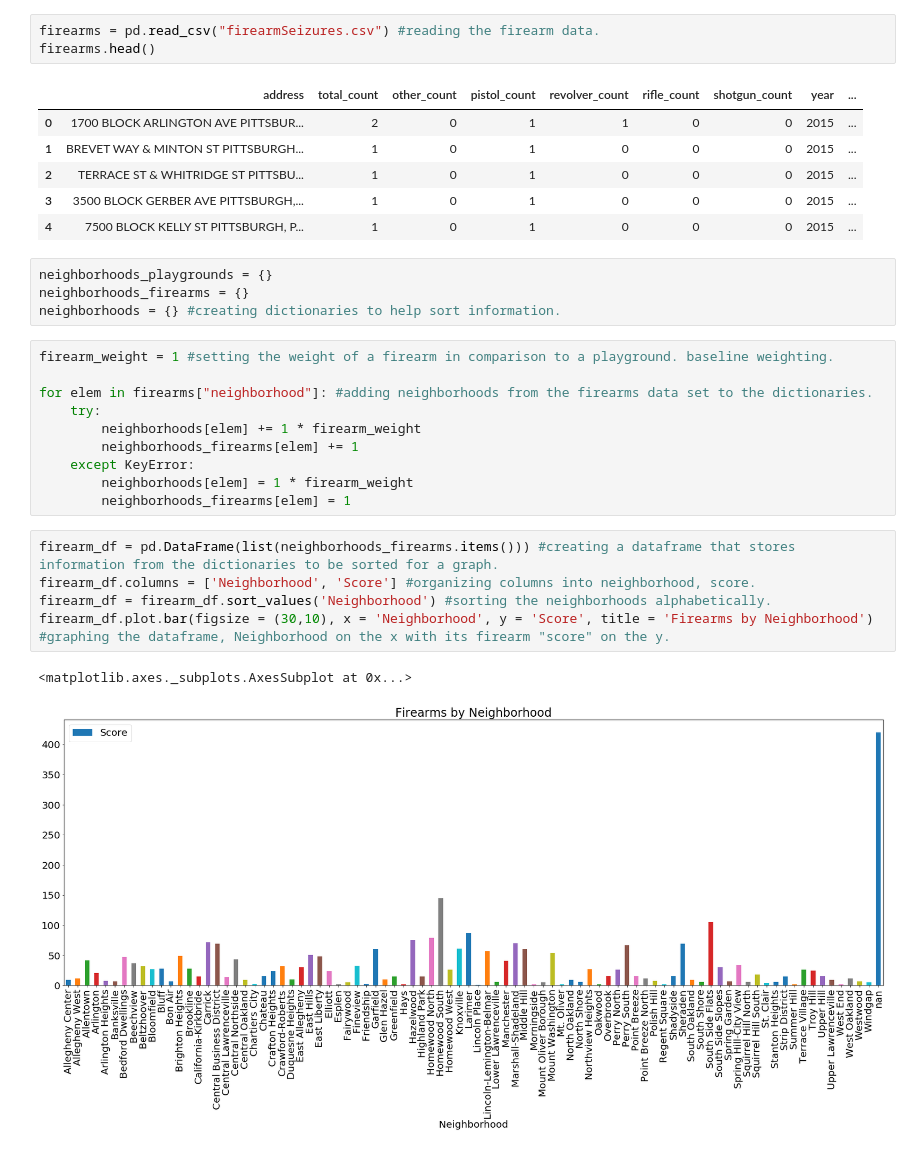
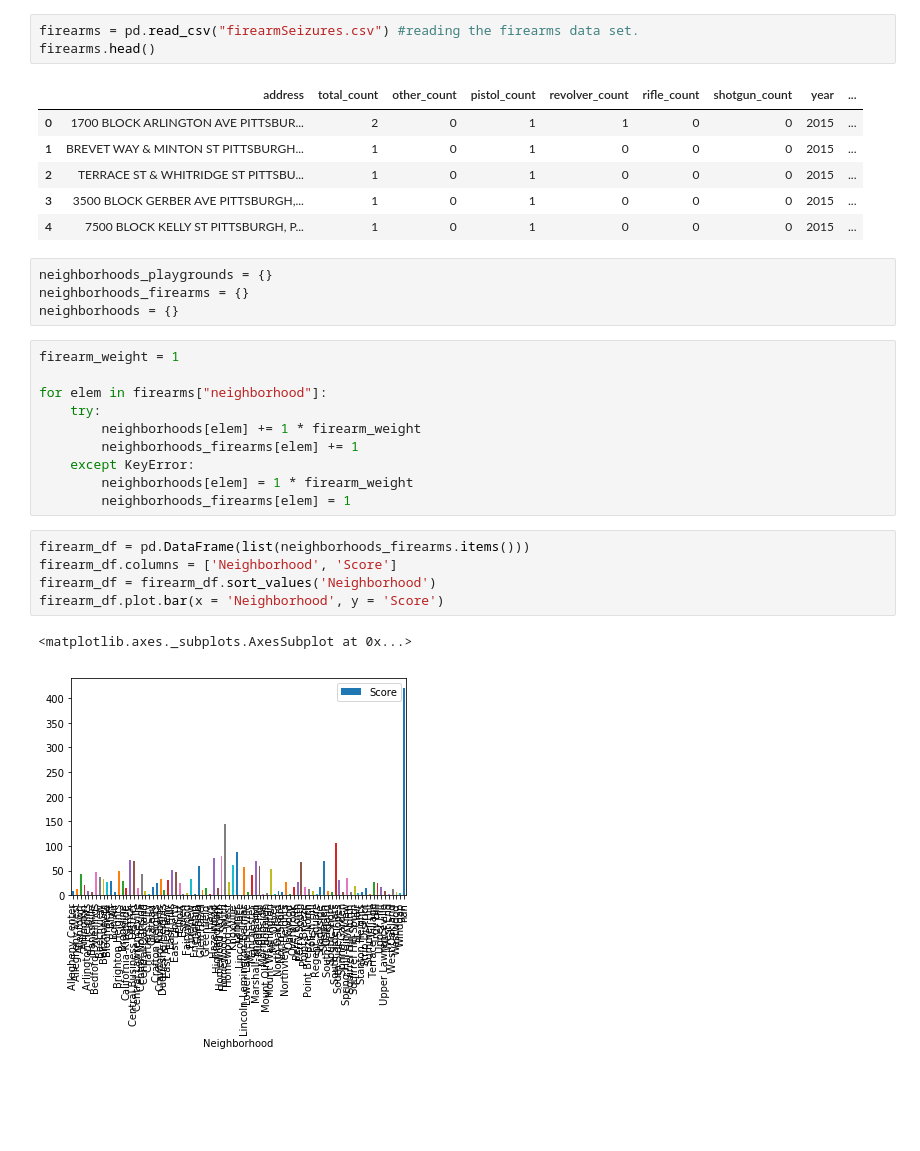
Before and after one commit to djb179/Playground-Penguins, a Jupyter notebook: main.ipynb, the cells around one changed output. Saved outputs shown, nothing was run; the diff lists cells and outputs as text; blank space fills up the shorter version.

```diff
--- a/main.ipynb
+++ b/main.ipynb
@@ -17,7 +13,7 @@ playGs.head()
 | 3 | 14898932 | Schenley Overlook Playground | Swing 2 Bays | Little Tykes | SofSurfaces | t | NaN | ... |
 | 4 | 204832406 | Schenley Overlook Playground | Slide | Little Tykes | SofSurfaces | f | NaN | ... |
 # %%
-firearms = pd.read_csv("firearmSeizures.csv") #reading the firearm data.
+firearms = pd.read_csv("firearmSeizures.csv") #reading the firearms data set.
 firearms.head()
 # %% [output]
 |  | address | total_count | other_count | pistol_count | revolver_count | rifle_count | shotgun_count | year | ... |
@@ -29,11 +25,11 @@ firearms.head()
 # %%
 neighborhoods_playgrounds = {}
 neighborhoods_firearms = {}
-neighborhoods = {} #creating dictionaries to help sort information.
+neighborhoods = {}
 # %%
-firearm_weight = 1 #setting the weight of a firearm in comparison to a playground. baseline weighting.
+firearm_weight = 1
 
-for elem in firearms["neighborhood"]: #adding neighborhoods from the firearms data set to the dictionaries.
+for elem in firearms["neighborhood"]:
     try:
         neighborhoods[elem] += 1 * firearm_weight
         neighborhoods_firearms[elem] += 1
@@ -41,11 +37,11 @@ for elem in firearms["neighborhood"]: #adding neighborhoods from the firearms da
         neighborhoods[elem] = 1 * firearm_weight
         neighborhoods_firearms[elem] = 1
 # %%
-firearm_df = pd.DataFrame(list(neighborhoods_firearms.items())) #creating a dataframe that stores information from the dictionaries to be sorted for a graph.
-firearm_df.columns = ['Neighborhood', 'Score'] #organizing columns into neighborhood, score.
-firearm_df = firearm_df.sort_values('Neighborhood') #sorting the neighborhoods alphabetically.
-firearm_df.plot.bar(figsize = (30,10), x = 'Neighborhood', y = 'Score', title = 'Firearms by Neighborhood') #graphing the dataframe, Neighborhood on the x with its firearm "score" on the y.
+firearm_df = pd.DataFrame(list(neighborhoods_firearms.items()))
+firearm_df.columns = ['Neighborhood', 'Score']
+firearm_df = firearm_df.sort_values('Neighborhood')
+firearm_df.plot.bar(x = 'Neighborhood', y = 'Score')
 # %% [output]
 <matplotlib.axes._subplots.AxesSubplot at 0x...>
-[figure, old version]
+[figure, new version]
 # %%
```
Also changed, not shown: parts of 11 cells of this notebook.
